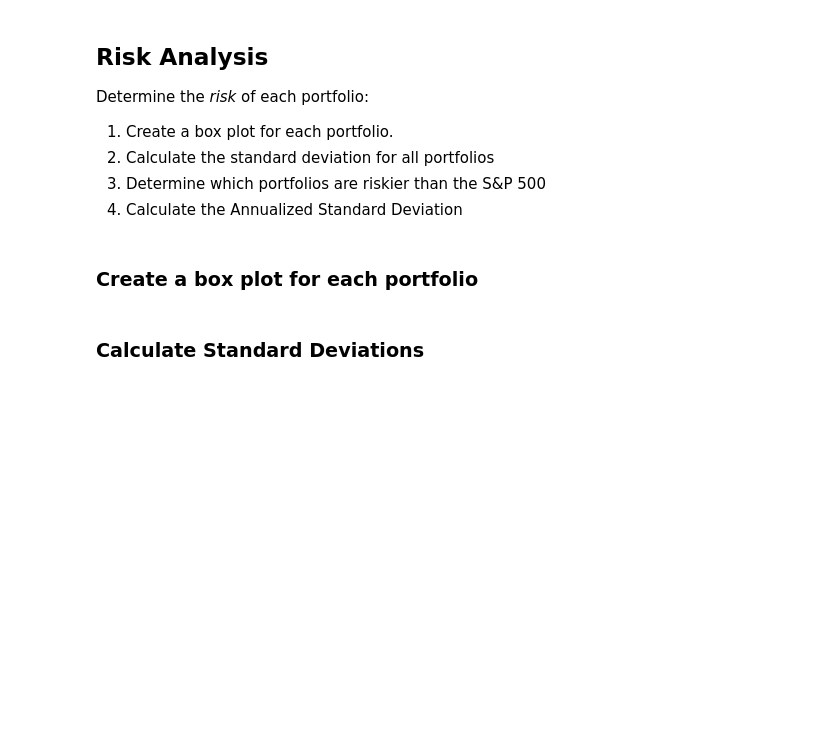
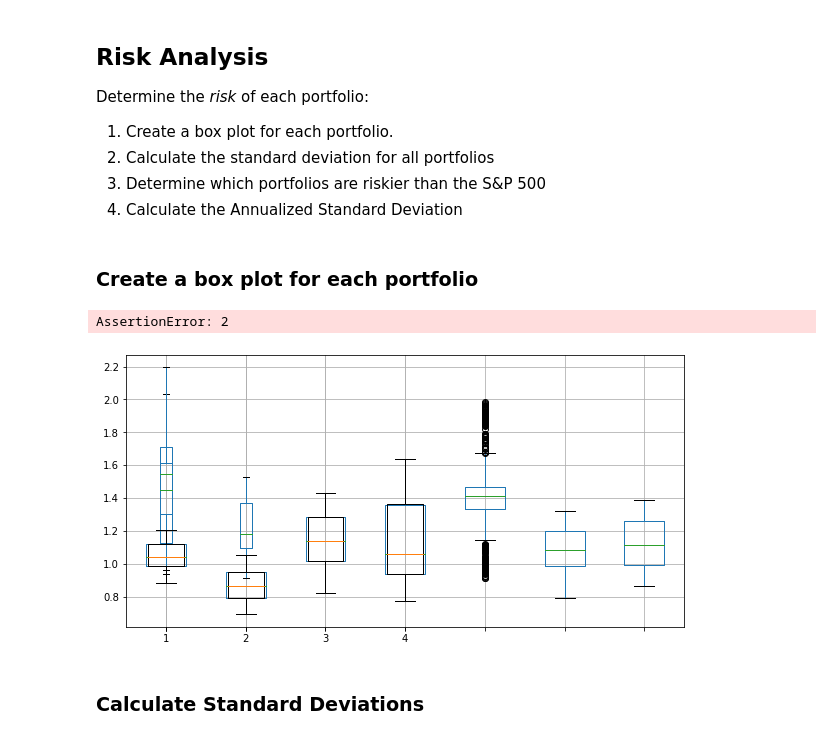
Before and after one commit to chad100b/Portfolio-Analysis, a Jupyter notebook: whale_analysis.ipynb, the cells around one changed output. Saved outputs shown, nothing was run; the diff lists cells and outputs as text; code cells hidden in the pictures; blank space fills up the shorter version.

```diff
--- a/whale_analysis.ipynb
+++ b/whale_analysis.ipynb
@@ -254,3 +286,13 @@ Determine the _risk_ of each portfolio:
+# %%
+# Box plot to visually show risk
+#sp500_cumulative_returns.boxplot(figsize=(10,5))
+combined_cumulative_returns.boxplot(figsize=(10,5))
+sp500_cumulative_returns.boxplot(figsize=(10,5))
+algo_cumulative_returns.boxplot(figsize=(10,5))
+whale_cumulative_returns.boxplot(figsize=(10,5))
+# %% [output]
+AssertionError: 2
+[figure, added]
 # %% [markdown]
 ### Calculate Standard Deviations
 # %%
```
Also changed, not shown: parts of 5 cells of this notebook.
